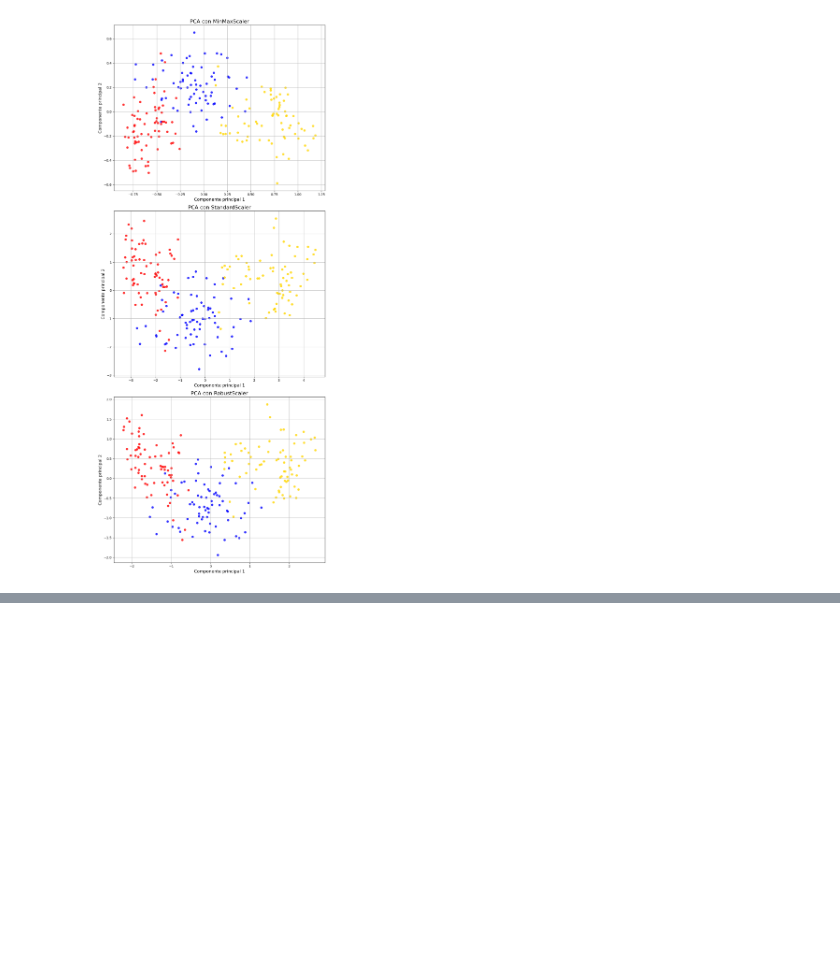
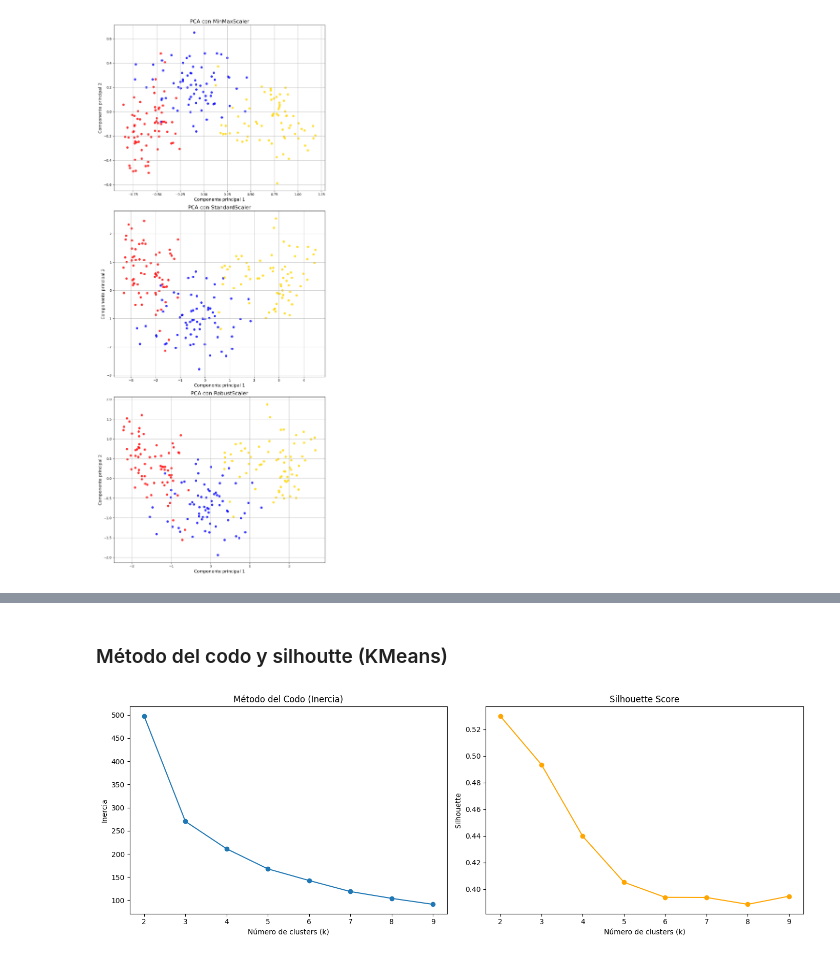
Before and after one commit to 100454201/Grupo35_Practica2, a Jupyter notebook: notebook_P2.ipynb, the cells around one changed output, grey strips where cells are left out. Saved outputs shown, nothing was run; the diff lists cells and outputs as text; code cells hidden in the pictures; blank space fills up the shorter version.

Commit message:
Clusters 1

```diff
--- a/notebook_P2.ipynb
+++ b/notebook_P2.ipynb
@@ -64,0 +68,45 @@ Los puntos están coloreados según la clase real de semilla:
+# %%
+# Separar características (sin la clase)
+X = df.iloc[:, :-1]
+
+# Aplicar escalado y reducción a 2 dimensiones
+scaler = StandardScaler()
+X_scaled = scaler.fit_transform(X)
+
+pca = PCA(n_components=2)
+X_2d = pca.fit_transform(X_scaled)
+# %% [markdown]
+### Método del codo y silhoutte (KMeans)
+# %%
+from sklearn.cluster import KMeans
+from sklearn.metrics import silhouette_score
+
+inertia = []
+silhouette = []
+K_range = range(2, 10)
+
+for k in K_range:
+    kmeans = KMeans(n_clusters=k, n_init=25, random_state=42)
+    kmeans.fit(X_2d)
+    inertia.append(kmeans.inertia_)
+    silhouette.append(silhouette_score(X_2d, kmeans.labels_))
+
+# Gráficos de evaluación
+fig, ax = plt.subplots(1, 2, figsize=(14, 5))
+
+# Elbow
+ax[0].plot(K_range, inertia, marker='o')
+ax[0].set_title("Método del Codo (Inercia)")
+ax[0].set_xlabel("Número de clusters (k)")
+ax[0].set_ylabel("Inercia")
+
+# Silhouette
+ax[1].plot(K_range, silhouette, marker='o', color='orange')
+ax[1].set_title("Silhouette Score")
+ax[1].set_xlabel("Número de clusters (k)")
+ax[1].set_ylabel("Silhouette")
+
+plt.tight_layout()
+plt.show()
+# %% [output]
+[figure, added]
```
Also changed, not shown: parts of 13 cells of this notebook.
